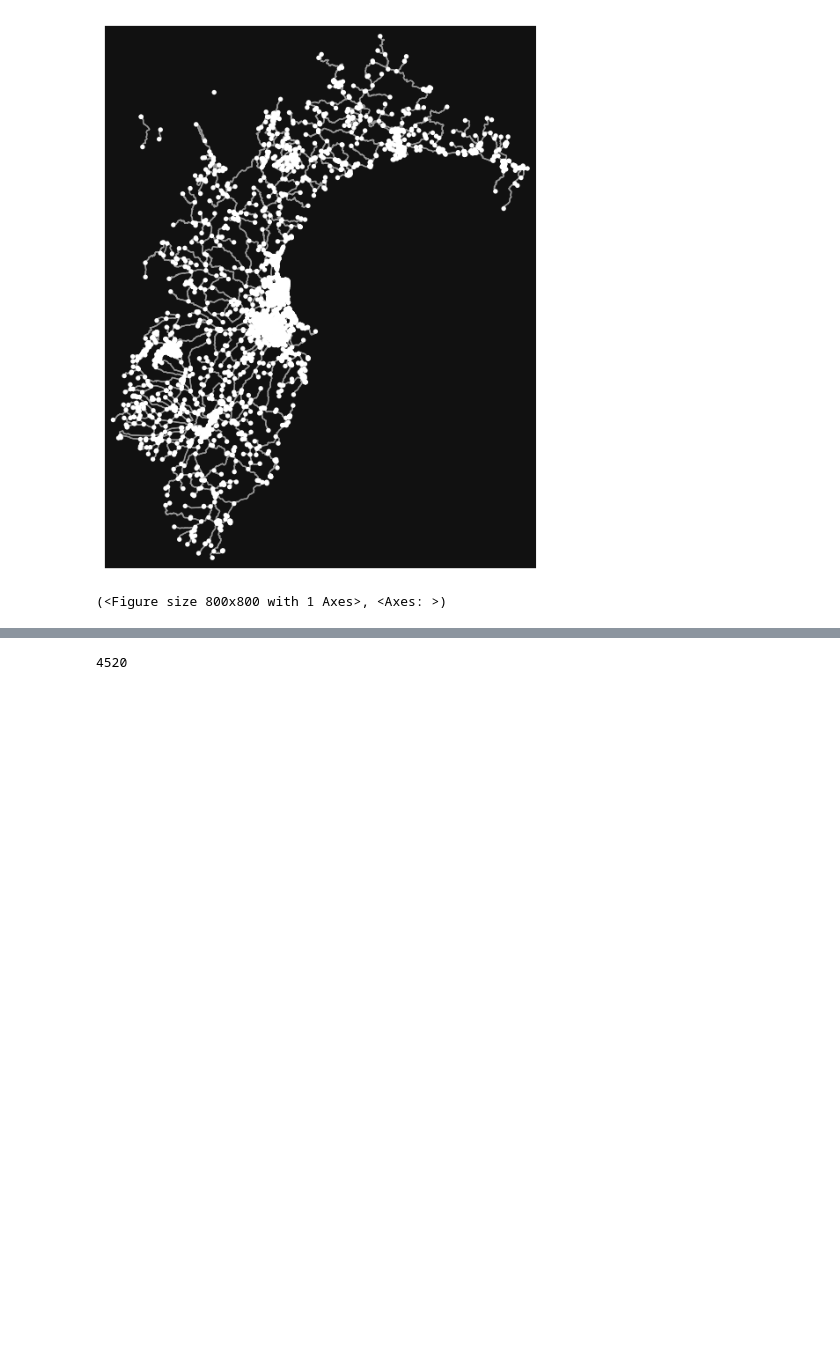
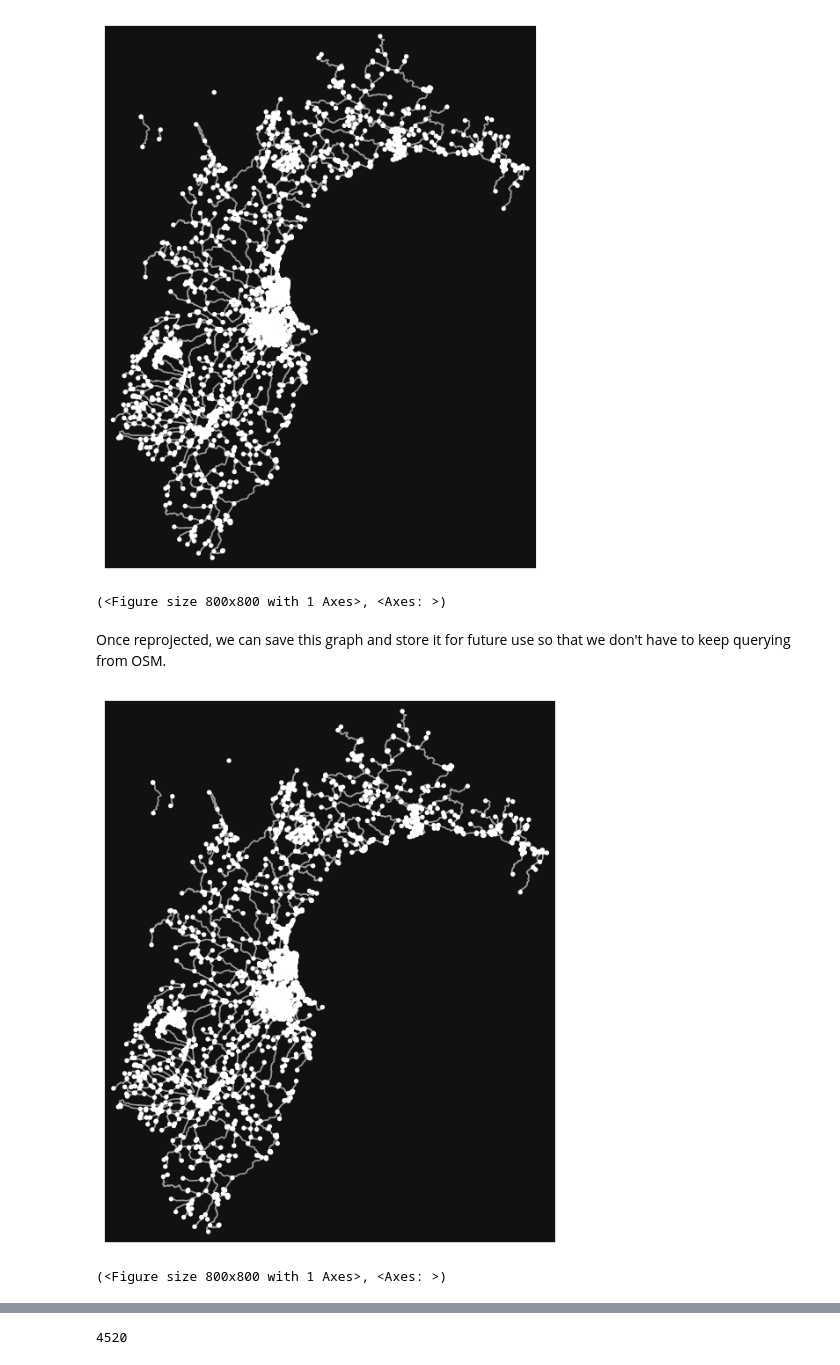
Before and after one commit to gsokolow/Flooding-and-Healthcare-2024, a Jupyter notebook: procedure/code/01-Jupyter_notebook.ipynb, the cells around one changed output, grey strips where cells are left out. Cells and saved outputs as stored; diff of their text form; code cells hidden in the pictures; blank space fills up the shorter version.

```diff
--- a/procedure/code/01-Jupyter_notebook.ipynb
+++ b/procedure/code/01-Jupyter_notebook.ipynb
@@ -421,3 +421,5 @@ ox.plot_graph(G)
 # %%
 #reproject
 G = ox.projection.project_graph(G, "NZGD2000 / New Zealand Transverse Mercator 2000")
+# %% [markdown]
+Once reprojected, we can save this graph and store it for future use so that we don't have to keep querying from OSM.
@@ -424,3 +431,8 @@ G = ox.projection.project_graph(G, "NZGD2000 / New Zealand Transverse Mercator 2
+# %%
+ox.plot_graph(G)
+# %% [output]
+[figure, added]
+(<Figure size 800x800 with 1 Axes>, <Axes: >)
 # %%
 ## This code from Joe Holler Replication of Kang
 # Turn nodes and edges into geodataframes
```
Also changed, not shown: parts of 25 cells of this notebook, 2 other files.
